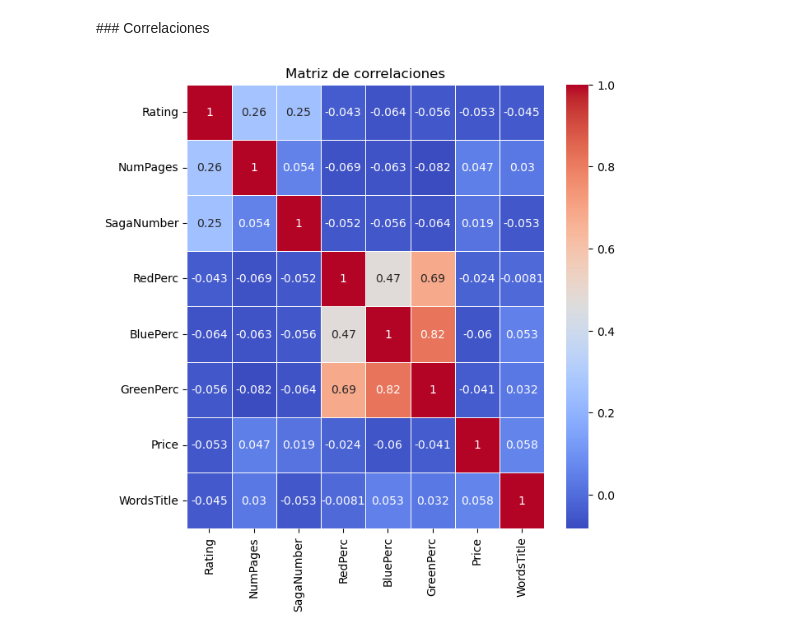
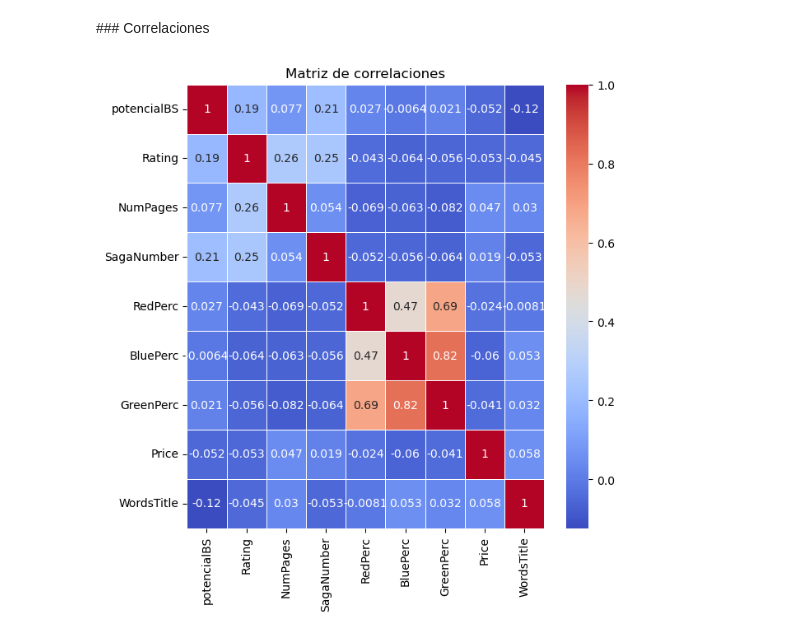
Before and after one commit to MMCCJJ/NOVELLA, a Jupyter notebook: src/exploracion/exploracion.ipynb, the cells around one changed output. Cells and saved outputs as stored; diff of their text form; code cells hidden in the pictures.

```diff
--- a/src/exploracion/exploracion.ipynb
+++ b/src/exploracion/exploracion.ipynb
@@ -212,15 +243,15 @@ plt.show()
 # %% [markdown]
 ### Correlaciones
 # %%
-variablesCorrelacion = ["Rating", "NumPages", "SagaNumber", "RedPerc", "BluePerc", "GreenPerc", "Price", "WordsTitle"]
+variablesCorrelacion = ["potencialBS", "Rating", "NumPages", "SagaNumber", "RedPerc", "BluePerc", "GreenPerc", "Price", "WordsTitle"]
 
 # Calcula la matriz de correlación
 correlation_matrix = df[variablesCorrelacion].corr()
 
 # Crea el mapa de calor (heatmap) usando seaborn
 plt.figure(figsize=(7, 7))
 sns.heatmap(correlation_matrix, annot=True, cmap='coolwarm', linewidths=0.5)
 plt.title('Matriz de correlaciones')
 plt.show()
 # %% [output]
-[figure, old version]
+[figure, new version]
```
Also changed, not shown: parts of 2 cells of this notebook.
